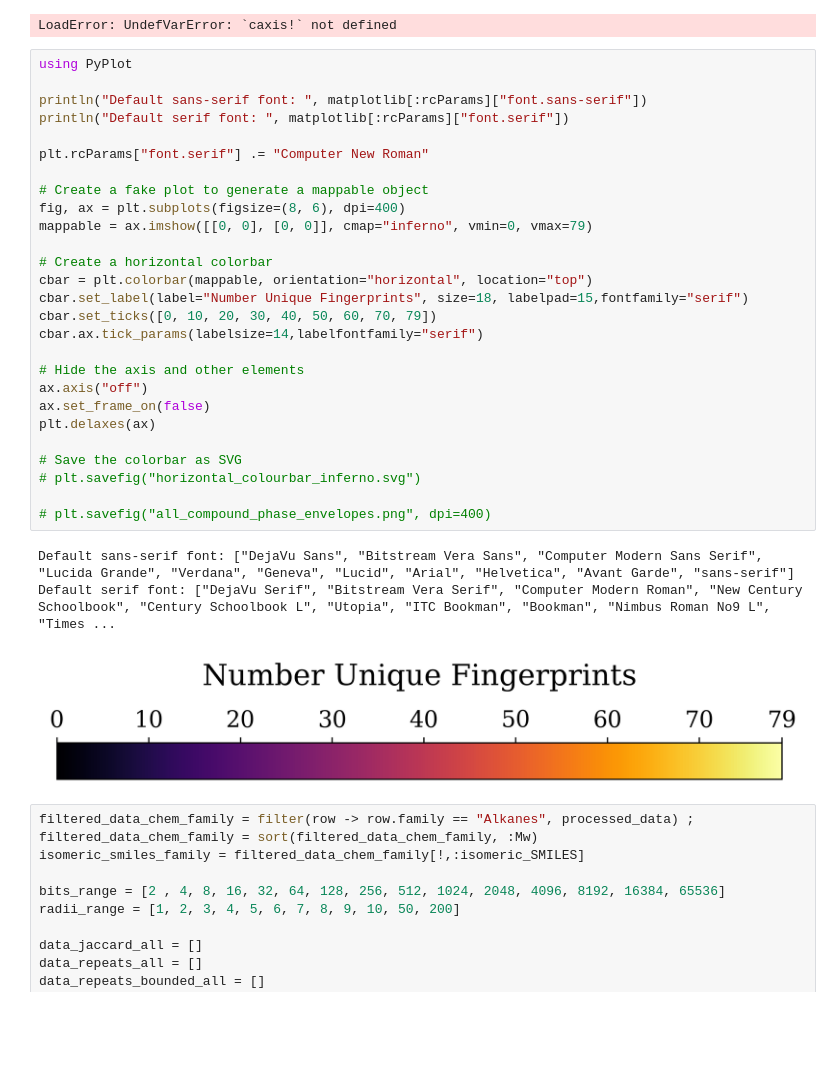
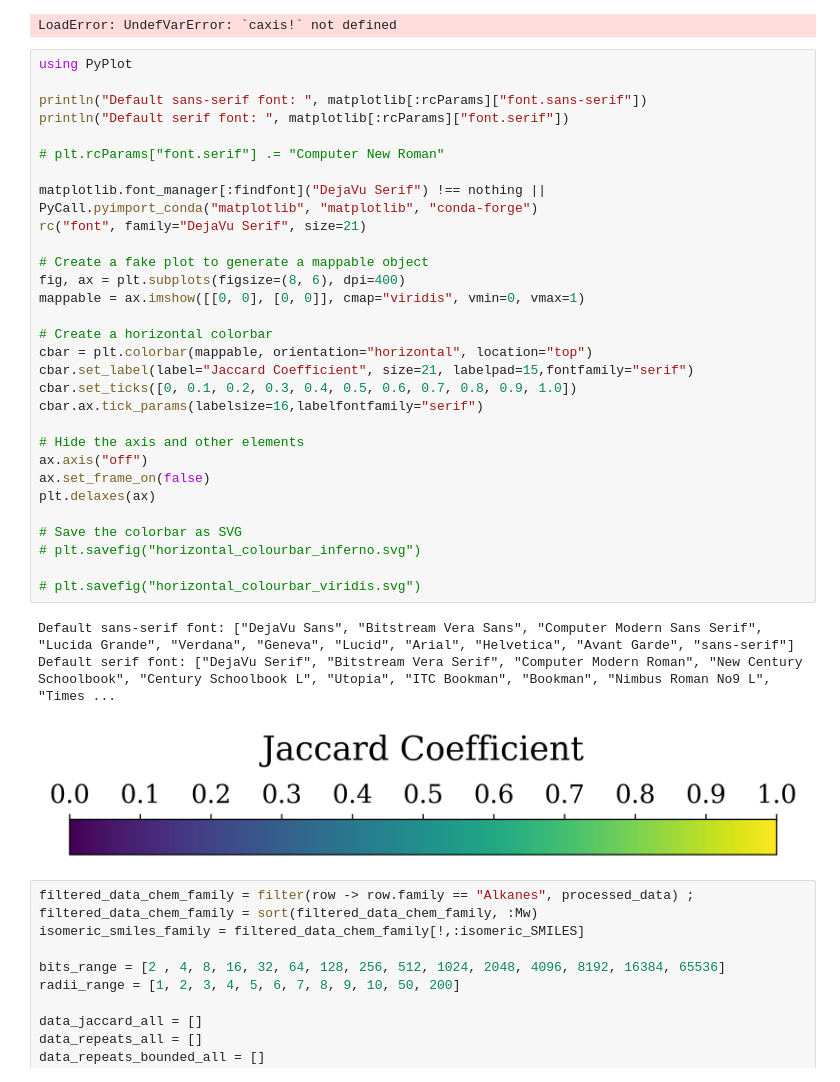
Before and after one commit to lucpaoli/SAFT_ML, a Jupyter notebook: special_thingy_params/fingerprint_augmentation.ipynb, the cells around one changed output. Cells and saved outputs as stored; diff of their text form; blank space fills up the shorter version.

```diff
--- a/special_thingy_params/fingerprint_augmentation.ipynb
+++ b/special_thingy_params/fingerprint_augmentation.ipynb
@@ -1184,34 +1210,37 @@ LoadError: UndefVarError: `caxis!` not defined
 # %%
 using PyPlot
 
 println("Default sans-serif font: ", matplotlib[:rcParams]["font.sans-serif"])
 println("Default serif font: ", matplotlib[:rcParams]["font.serif"])
 
-plt.rcParams["font.serif"] .= "Computer New Roman"
+# plt.rcParams["font.serif"] .= "Computer New Roman"
+
+matplotlib.font_manager[:findfont]("DejaVu Serif") !== nothing || PyCall.pyimport_conda("matplotlib", "matplotlib", "conda-forge")
+rc("font", family="DejaVu Serif", size=21)
 
 # Create a fake plot to generate a mappable object
 fig, ax = plt.subplots(figsize=(8, 6), dpi=400)
-mappable = ax.imshow([[0, 0], [0, 0]], cmap="inferno", vmin=0, vmax=79)
+mappable = ax.imshow([[0, 0], [0, 0]], cmap="viridis", vmin=0, vmax=1)
 
 # Create a horizontal colorbar
 cbar = plt.colorbar(mappable, orientation="horizontal", location="top")
-cbar.set_label(label="Number Unique Fingerprints", size=18, labelpad=15,fontfamily="serif")
-cbar.set_ticks([0, 10, 20, 30, 40, 50, 60, 70, 79])
-cbar.ax.tick_params(labelsize=14,labelfontfamily="serif")
+cbar.set_label(label="Jaccard Coefficient", size=21, labelpad=15,fontfamily="serif")
+cbar.set_ticks([0, 0.1, 0.2, 0.3, 0.4, 0.5, 0.6, 0.7, 0.8, 0.9, 1.0])
+cbar.ax.tick_params(labelsize=16,labelfontfamily="serif")
 
 # Hide the axis and other elements
 ax.axis("off")
 ax.set_frame_on(false)
 plt.delaxes(ax)
 
 # Save the colorbar as SVG
 # plt.savefig("horizontal_colourbar_inferno.svg")
 
-# plt.savefig("all_compound_phase_envelopes.png", dpi=400)
+# plt.savefig("horizontal_colourbar_viridis.svg")
 # %% [output]
 Default sans-serif font: ["DejaVu Sans", "Bitstream Vera Sans", "Computer Modern Sans Serif", "Lucida Grande", "Verdana", "Geneva", "Lucid", "Arial", "Helvetica", "Avant Garde", "sans-serif"]
 Default serif font: ["DejaVu Serif", "Bitstream Vera Serif", "Computer Modern Roman", "New Century Schoolbook", "Century Schoolbook L", "Utopia", "ITC Bookman", "Bookman", "Nimbus Roman No9 L", "Times ...
-[figure, old version]
+[figure, new version]
 # %%
 filtered_data_chem_family = filter(row -> row.family == "Alkanes", processed_data) ;
 filtered_data_chem_family = sort(filtered_data_chem_family, :Mw)
```
Also changed, not shown: parts of 11 cells of this notebook, 7 other files.
